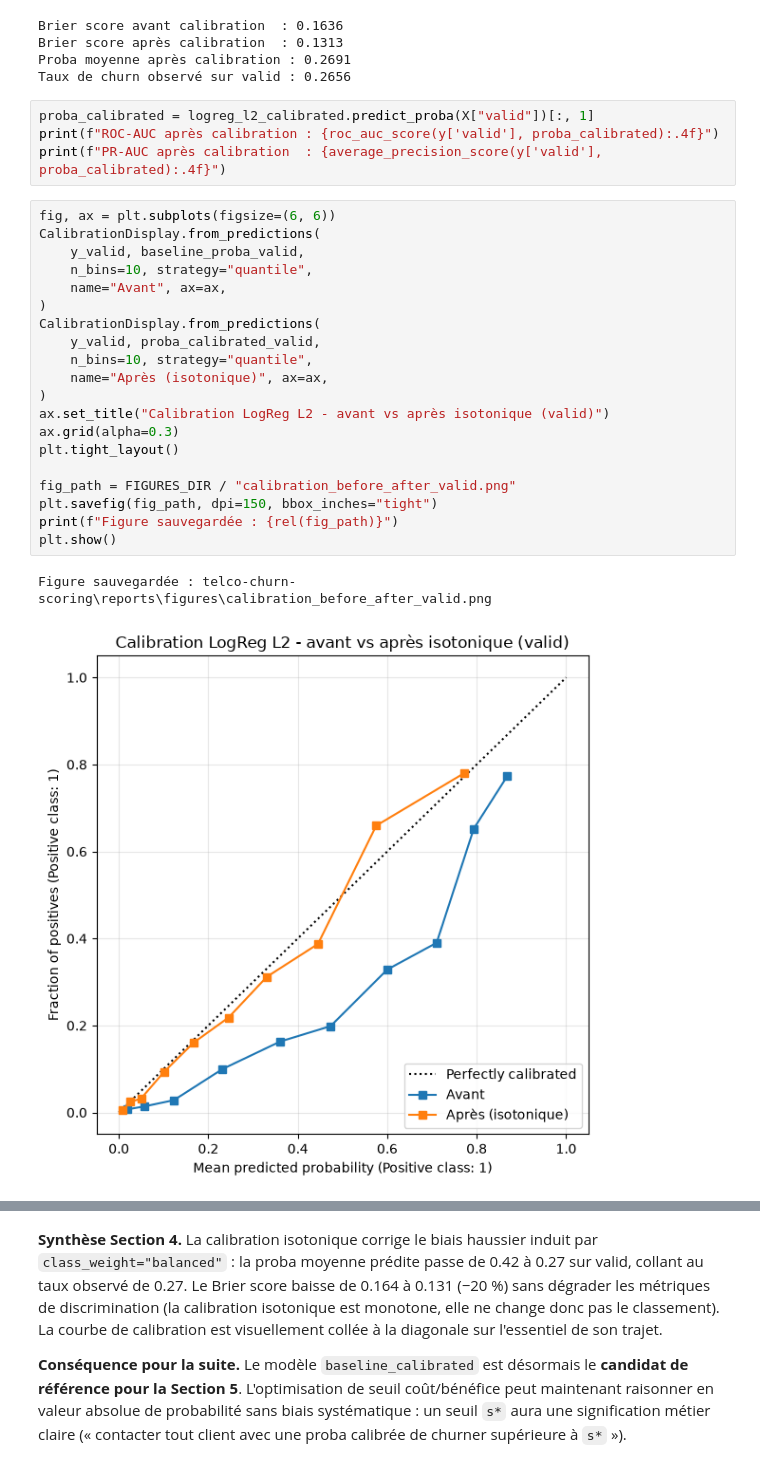
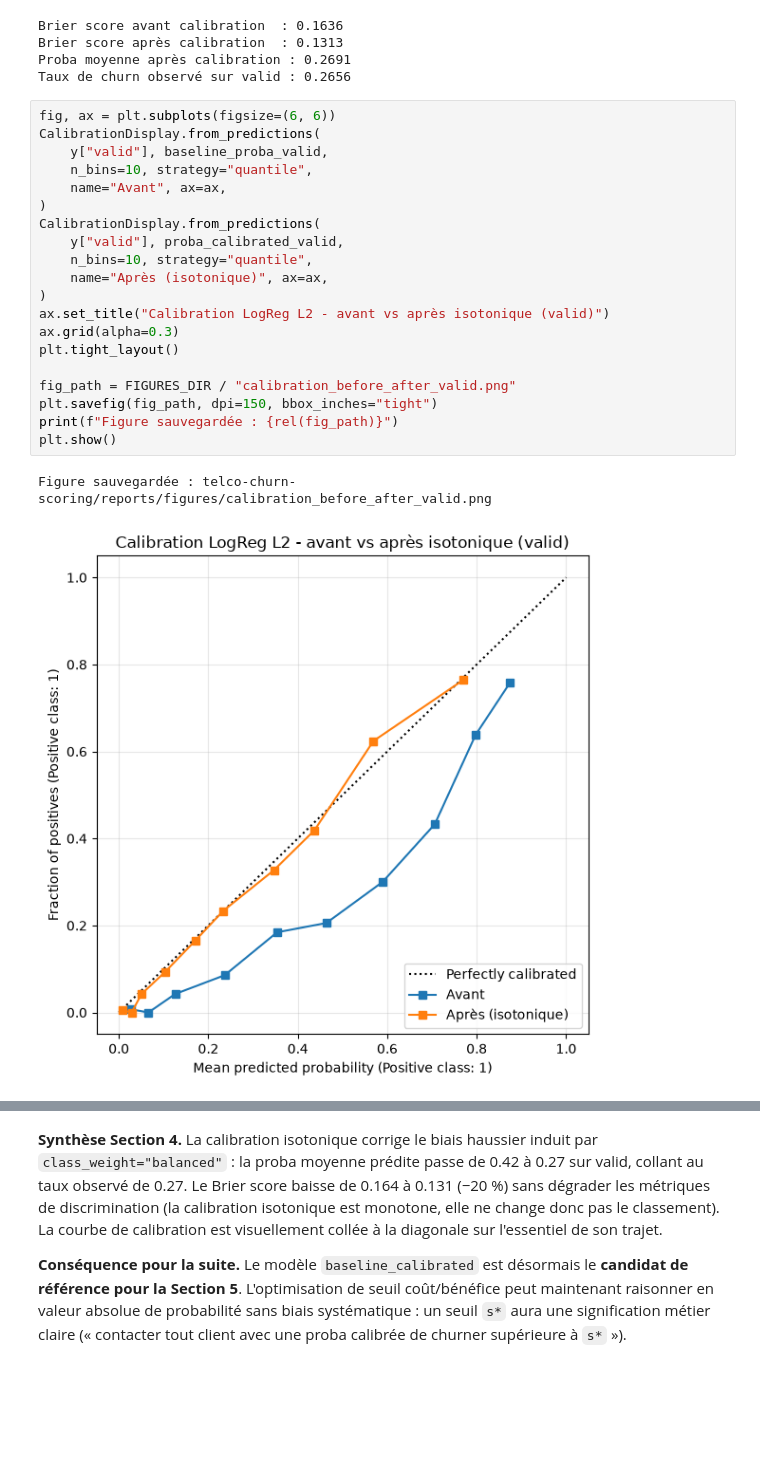
Before and after one commit to capristunt/telco-churn-scoring, a Jupyter notebook: notebooks/03_finetuned_model.ipynb, the cells around one changed output, grey strips where cells are left out. Cells and saved outputs as stored; diff of their text form; blank space fills up the shorter version.

```diff
--- a/notebooks/03_finetuned_model.ipynb
+++ b/notebooks/03_finetuned_model.ipynb
@@ -469,31 +469,27 @@ Brier score avant calibration  : 0.1636
 Brier score après calibration  : 0.1313
 Proba moyenne après calibration : 0.2691
 Taux de churn observé sur valid : 0.2656
-# %%
-proba_calibrated = logreg_l2_calibrated.predict_proba(X["valid"])[:, 1]
-print(f"ROC-AUC après calibration : {roc_auc_score(y['valid'], proba_calibrated):.4f}")
-print(f"PR-AUC après calibration  : {average_precision_score(y['valid'], proba_calibrated):.4f}")
 # %%
 fig, ax = plt.subplots(figsize=(6, 6))
 CalibrationDisplay.from_predictions(
-    y_valid, baseline_proba_valid,
+    y["valid"], baseline_proba_valid,
     n_bins=10, strategy="quantile",
     name="Avant", ax=ax,
 )
 CalibrationDisplay.from_predictions(
-    y_valid, proba_calibrated_valid,
+    y["valid"], proba_calibrated_valid,
     n_bins=10, strategy="quantile",
     name="Après (isotonique)", ax=ax,
 )
 ax.set_title("Calibration LogReg L2 - avant vs après isotonique (valid)")
 ax.grid(alpha=0.3)
 plt.tight_layout()
 
 fig_path = FIGURES_DIR / "calibration_before_after_valid.png"
 plt.savefig(fig_path, dpi=150, bbox_inches="tight")
 print(f"Figure sauvegardée : {rel(fig_path)}")
 plt.show()
 # %% [output]
-Figure sauvegardée : telco-churn-scoring\reports\figures\calibration_before_after_valid.png
+Figure sauvegardée : telco-churn-scoring/reports/figures/calibration_before_after_valid.png
-[figure, old version]
+[figure, new version]
 # %%
```
Also changed, not shown: parts of 11 cells of this notebook.
